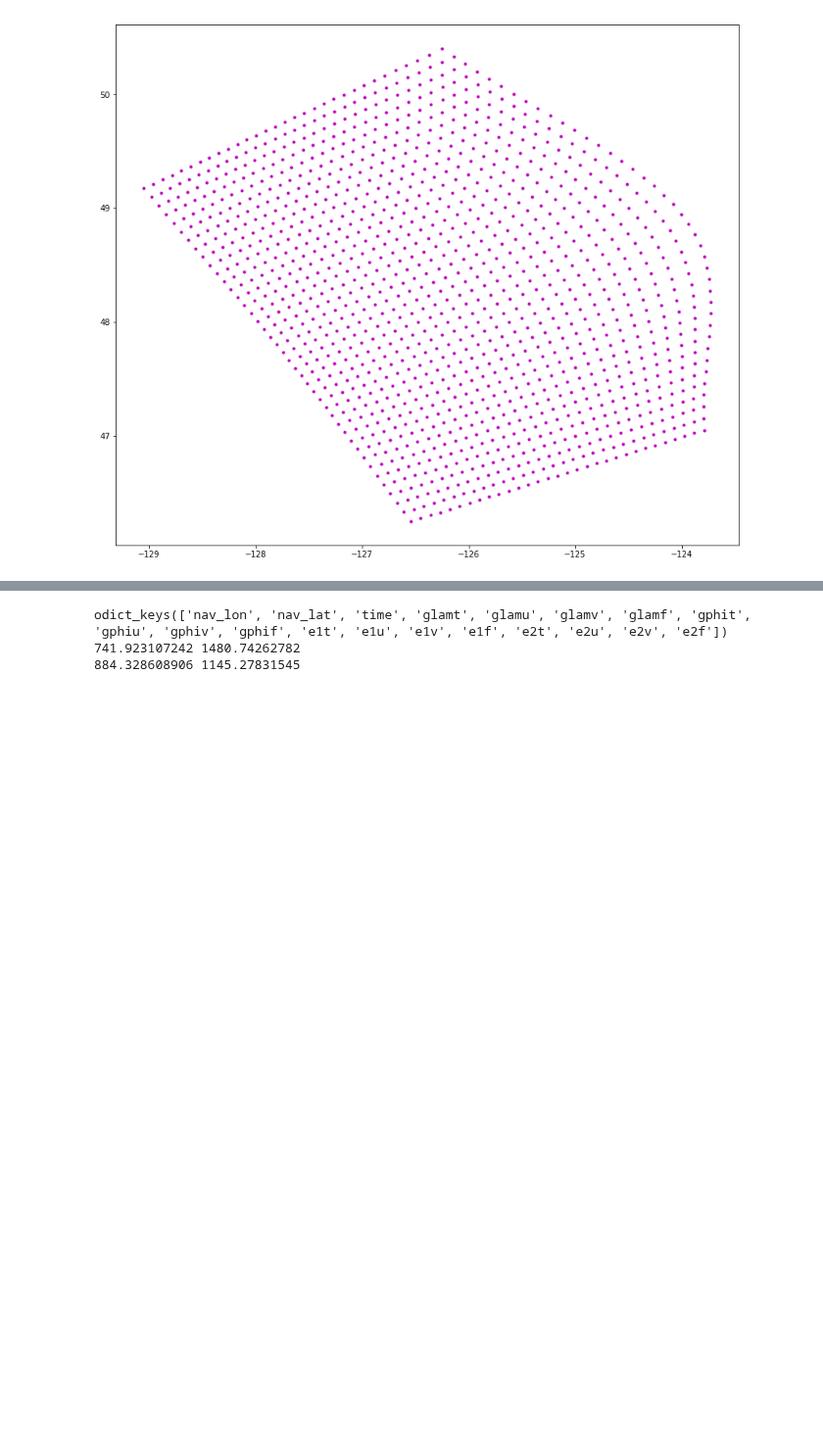
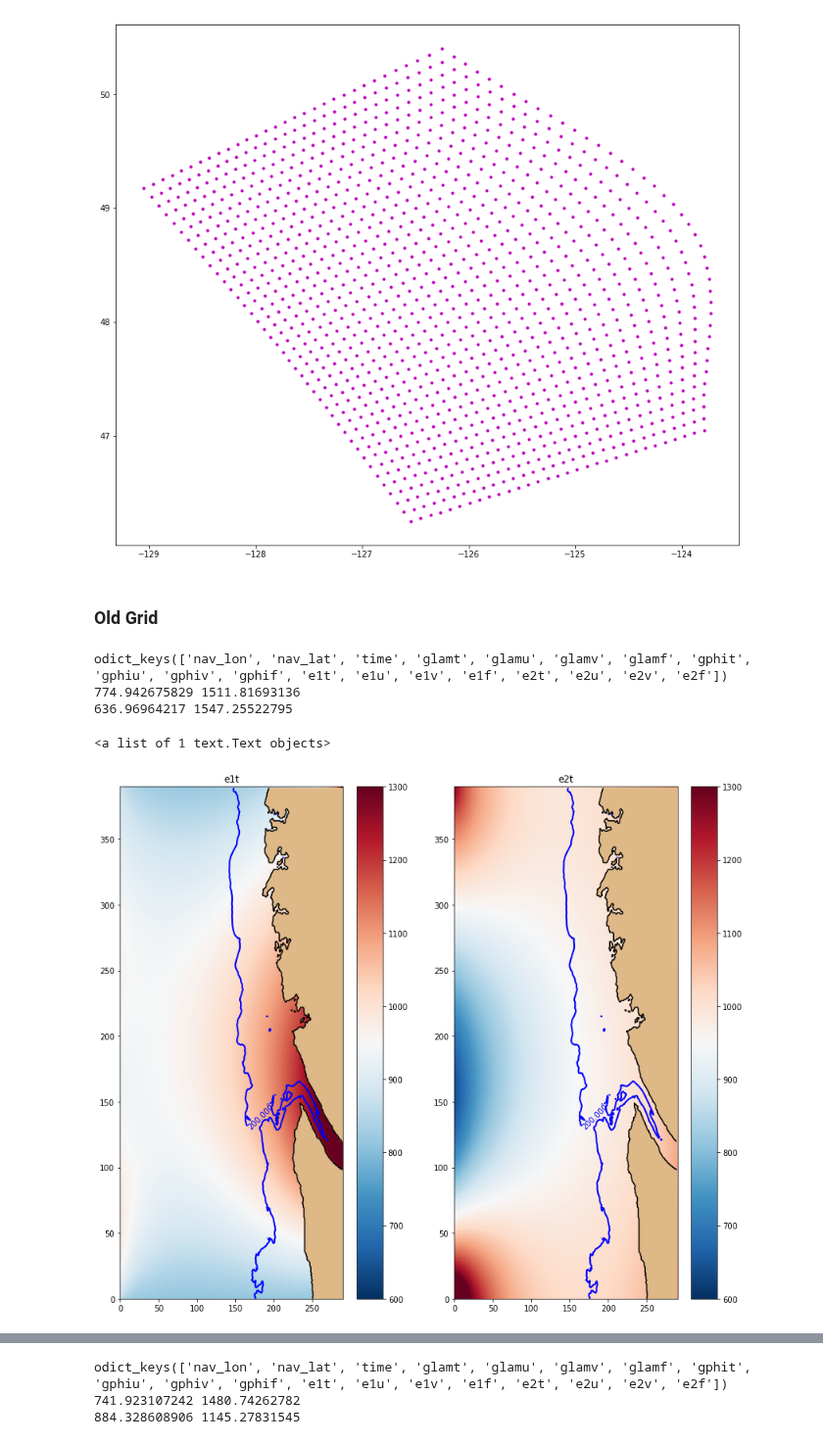
Before and after one commit to UBC-MOAD/wcvi, a Jupyter notebook: grid/Making_NEMO_coordinates.ipynb, the cells around one changed output, grey strips where cells are left out. Shown at 98% size. Cells and saved outputs as stored; diff of their text form; code cells hidden in the pictures; blank space fills up the shorter version.

```diff
--- a/grid/Making_NEMO_coordinates.ipynb
+++ b/grid/Making_NEMO_coordinates.ipynb
@@ -191,3 +194,64 @@ plt.plot(glamt[::10,::10],gphit[::10,::10],'m.')
  <matplotlib.lines.Line2D at 0x...>]
 <matplotlib.figure.Figure at 0x...>
 [figure]
+# %% [markdown]
+### Old Grid
+# %%
+#Load the ouput file of JP together with all the scaling factors
+
+coord_old = nc.Dataset('/ocean/ssahu/CANYONS/wcvi/grid/coordinates_NEMO/coordinates_westcoast_seagrid_high_resolution_truncated.nc')
+nc_tools.show_variables(coord_old)
+
+T_grid_lon = coord_old.variables['glamt'][0,:]
+T_grid_lat = coord_old.variables['gphit'][0,:]
+
+e1t = coord_old.variables['e1t'][:,:]
+e2t = coord_old.variables['e2t'][:,:]
+print(np.min(e1t),np.max(e1t))
+print(np.min(e2t),np.max(e2t))
+# %% [output]
+odict_keys(['nav_lon', 'nav_lat', 'time', 'glamt', 'glamu', 'glamv', 'glamf', 'gphit', 'gphiu', 'gphiv', 'gphif', 'e1t', 'e1u', 'e1v', 'e1f', 'e2t', 'e2u', 'e2v', 'e2f'])
+774.942675829 1511.81693136
+636.96964217 1547.25522795
+# %%
+bathy = '/ocean/ssahu/CANYONS/wcvi/grid/bathy_meter.nc'
+bathymetry = nc.Dataset(bathy).variables['Bathymetry'][:]
+
+y_slice = np.arange(0, 390)
+x_slice = np.arange(0, 290)
+
+ax = [0, 0]
+# date_NW = parse('2016 May 7 12:00')
+# date_SE = parse('2016 Oct 15 12:00')
+
+fig = plt.figure(figsize=(14,12))
+
+gs = gridspec.GridSpec(2, 2)
+gs.update(hspace=0.1)
+
+# ax[3] = plt.subplot(gs[0:, 1])
+ax[1] = plt.subplot(gs[0:, 1])
+# ax[2] = plt.subplot(gs[1:, 1])
+ax[0] = plt.subplot(gs[0:, 0])
+# viz_tools.set_aspect(ax1)
+# mesh = ax1.pcolormesh(T_grid_lon, T_grid_lat, e1t[0,...], cmap =cm.dense, vmin = 800, vmax = 1000)
+mesh = ax[0].pcolormesh(e1t[0,...], vmin=600, vmax = 1300, cmap='RdBu_r')
+viz_tools.plot_land_mask(ax[0], bathy , xslice=np.arange(T_grid_lat.shape[1]), yslice=np.arange(T_grid_lat.shape[0]), color='burlywood')
+viz_tools.plot_coastline(ax[0], bathy)
+
+mesh2 = ax[1].pcolormesh(e2t[0,...], vmin=600, vmax = 1300, cmap='RdBu_r')
+viz_tools.plot_land_mask(ax[1], bathy , xslice=np.arange(T_grid_lat.shape[1]), yslice=np.arange(T_grid_lat.shape[0]), color='burlywood')
+viz_tools.plot_coastline(ax[1], bathy)
+
+ax[0].set_title("e1t")
+ax[1].set_title("e2t")
+cbar = fig.colorbar(mesh2, ax=ax[1])
+cbar = fig.colorbar(mesh, ax=ax[0])
+CS = ax[0].contour(x_slice,y_slice,bathymetry, levels = [200], colors=('blue',),linestyles=('-',),linewidths=(2,),label = "200m Isoabth")
+CS2 = ax[1].contour(x_slice,y_slice,bathymetry, levels = [200], colors=('blue',),linestyles=('-',),linewidths=(2,),label = "200m Isoabth")
+
+plt.clabel(CS)
+plt.clabel(CS2)
+# %% [output]
+<a list of 1 text.Text objects>
+[figure, added]
```
Also changed, not shown: parts of 5 cells of this notebook, 7 other files.
